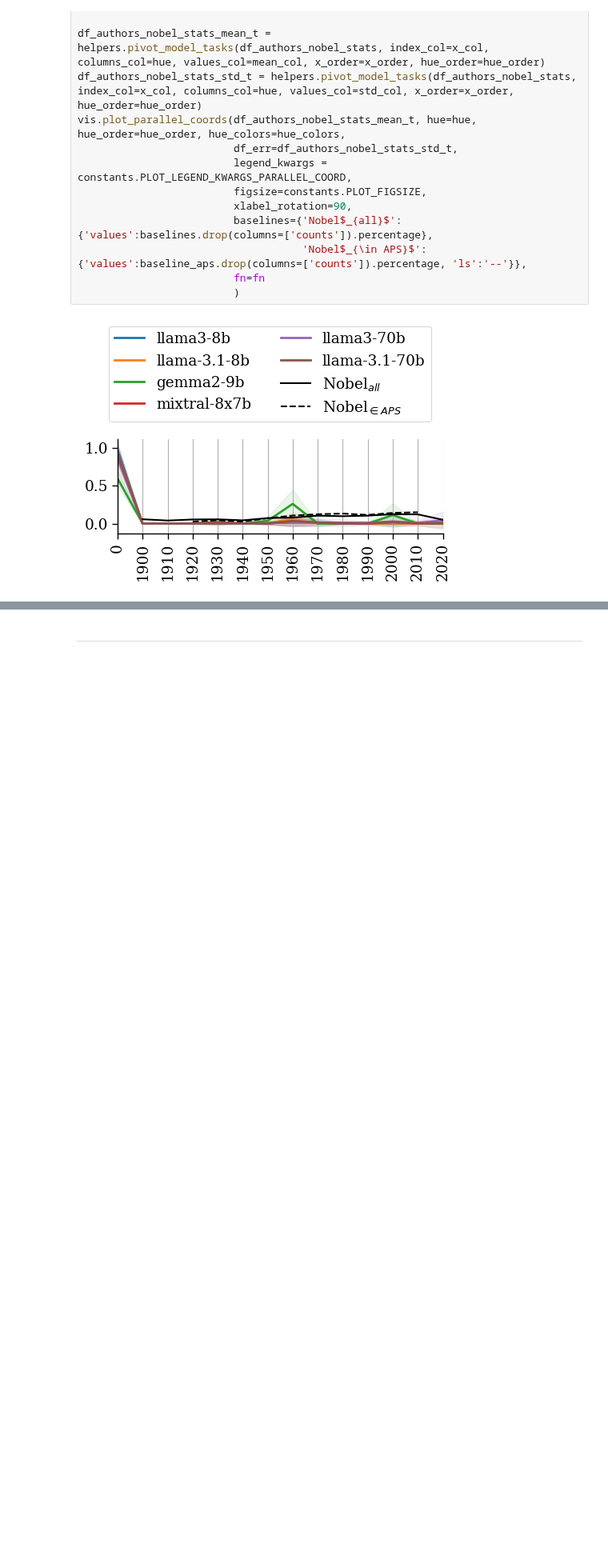
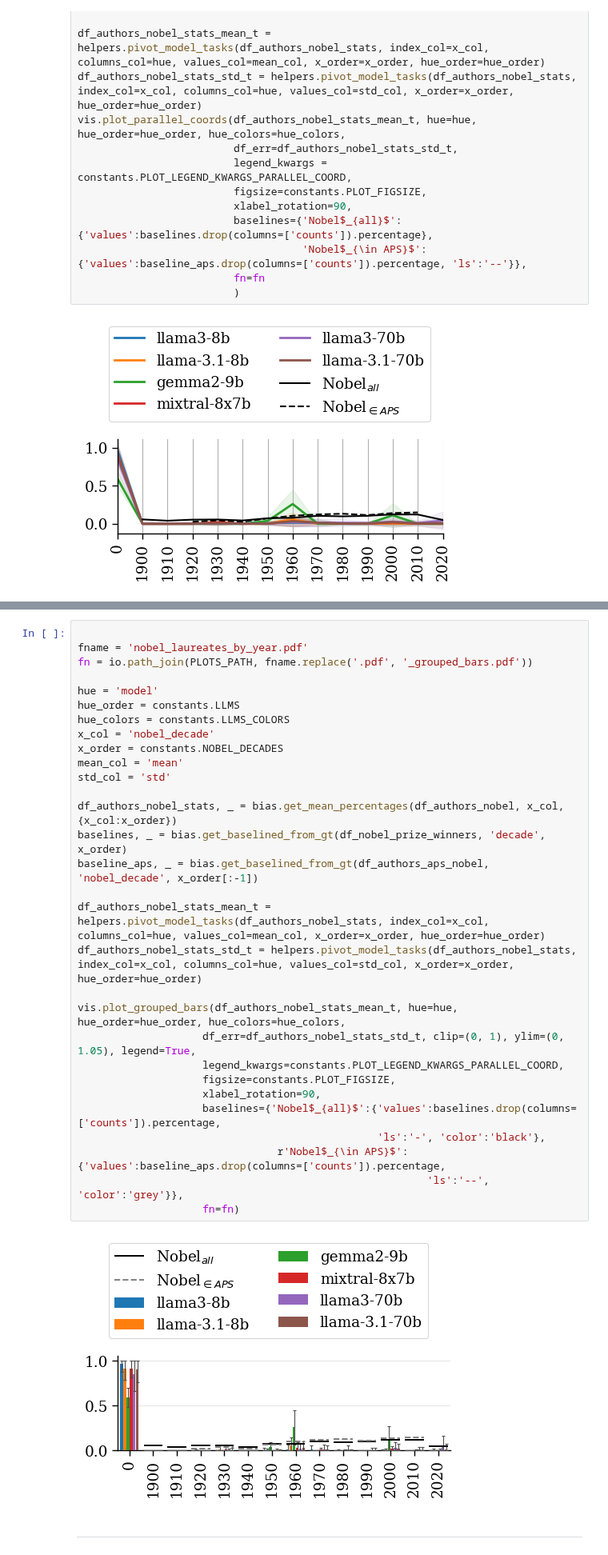
Before and after one commit to CSHVienna/LLMScholarBench, a Jupyter notebook: Auditor/notebooks/5_prestige.ipynb, the cells around one changed output, grey strips where cells are left out. Shown at 80% size. Saved outputs shown, nothing was run; the diff lists cells and outputs as text; blank space fills up the shorter version.

```diff
--- a/Auditor/notebooks/5_prestige.ipynb
+++ b/Auditor/notebooks/5_prestige.ipynb
@@ -651,3 +685,35 @@ vis.plot_parallel_coords(df_authors_nobel_stats_mean_t, hue=hue, hue_order=hue_o
+# %%
+
+fname = 'nobel_laureates_by_year.pdf'
+fn = io.path_join(PLOTS_PATH, fname.replace('.pdf', '_grouped_bars.pdf'))
+
+hue = 'model'
+hue_order = constants.LLMS
+hue_colors = constants.LLMS_COLORS
+x_col = 'nobel_decade'
+x_order = constants.NOBEL_DECADES
+mean_col = 'mean'
+std_col = 'std'
+
+df_authors_nobel_stats, _ = bias.get_mean_percentages(df_authors_nobel, x_col, {x_col:x_order})
+baselines, _ = bias.get_baselined_from_gt(df_nobel_prize_winners, 'decade', x_order)
+baseline_aps, _ = bias.get_baselined_from_gt(df_authors_aps_nobel, 'nobel_decade', x_order[:-1])
+
+df_authors_nobel_stats_mean_t = helpers.pivot_model_tasks(df_authors_nobel_stats, index_col=x_col, columns_col=hue, values_col=mean_col, x_order=x_order, hue_order=hue_order)
+df_authors_nobel_stats_std_t = helpers.pivot_model_tasks(df_authors_nobel_stats, index_col=x_col, columns_col=hue, values_col=std_col, x_order=x_order, hue_order=hue_order)
+
+vis.plot_grouped_bars(df_authors_nobel_stats_mean_t, hue=hue, hue_order=hue_order, hue_colors=hue_colors,
+                    df_err=df_authors_nobel_stats_std_t, clip=(0, 1), ylim=(0, 1.05), legend=True,
+                    legend_kwargs=constants.PLOT_LEGEND_KWARGS_PARALLEL_COORD,
+                    figsize=constants.PLOT_FIGSIZE,
+                    xlabel_rotation=90,
+                    baselines={'Nobel$_{all}$':{'values':baselines.drop(columns=['counts']).percentage,
+                                                'ls':'-', 'color':'black'},
+                                r'Nobel$_{\in APS}$':{'values':baseline_aps.drop(columns=['counts']).percentage,
+                                                        'ls':'--', 'color':'grey'}},
+                    fn=fn)
+# %% [output]
+[figure, added]
 # %% [markdown]
 ___
 # %% [markdown]
```
Also changed, not shown: parts of 3 cells of this notebook, 4 other files.
